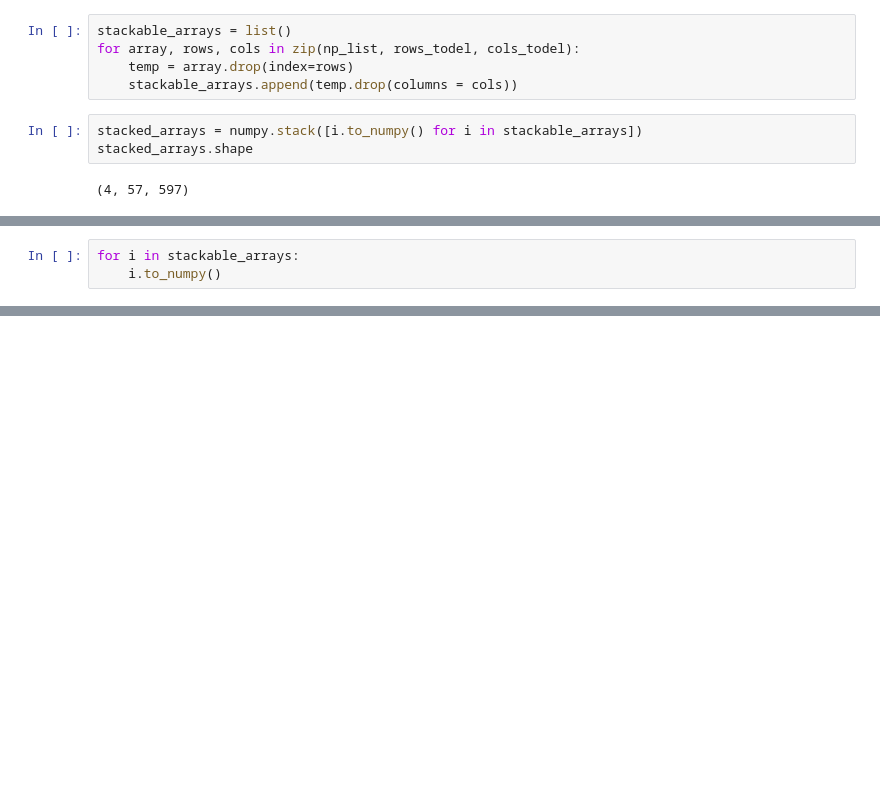
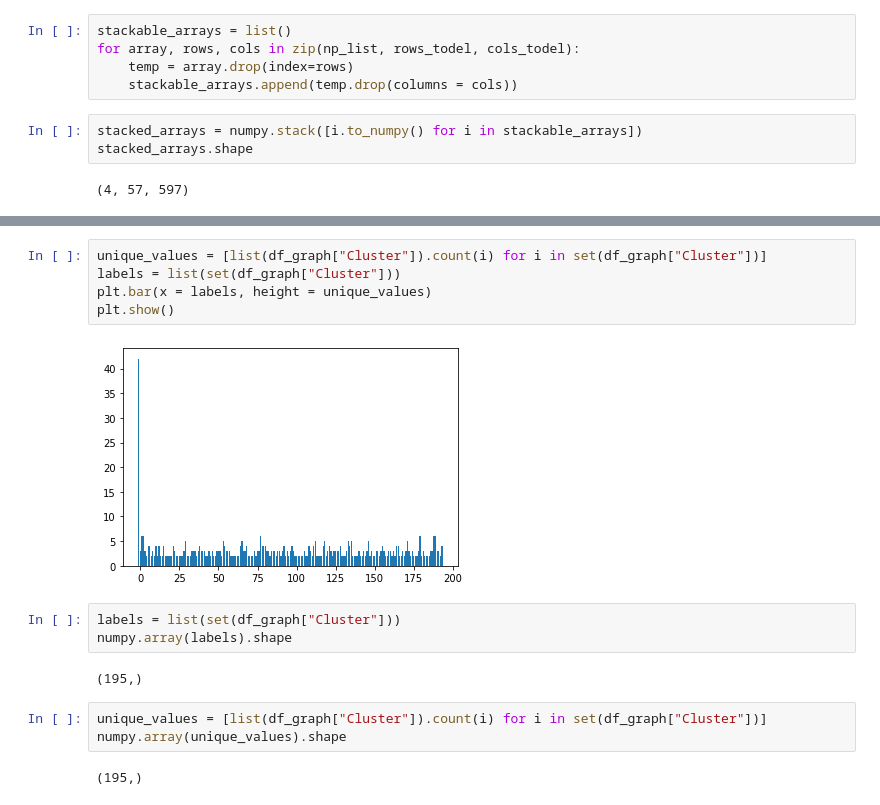
Before and after one commit to xyloforce/genomic_mining, a Jupyter notebook: Projet DCD.ipynb, the cells around one changed output, grey strips where cells are left out. Drawn from its saved outputs; the diff is of its cells as text; blank space fills up the shorter version.

```diff
--- a/Projet DCD.ipynb
+++ b/Projet DCD.ipynb
@@ -134,3 +67,0 @@ Int64Index([  10020,   10036,   10047,   10090,   10093,   10141,   10160,
-# %%
-for i in stackable_arrays:
-    i.to_numpy()
@@ -140,0 +138,17 @@ stacked_array.shape
+# %%
+unique_values = [list(df_graph["Cluster"]).count(i) for i in set(df_graph["Cluster"])]
+labels = list(set(df_graph["Cluster"]))
+plt.bar(x = labels, height = unique_values)
+plt.show()
+# %% [output]
+[figure, added]
+# %%
+labels = list(set(df_graph["Cluster"]))
+numpy.array(labels).shape
+# %% [output]
+(195,)
+# %%
+unique_values = [list(df_graph["Cluster"]).count(i) for i in set(df_graph["Cluster"])]
+numpy.array(unique_values).shape
+# %% [output]
+(195,)
```
Also changed, not shown: parts of 16 cells of this notebook.
